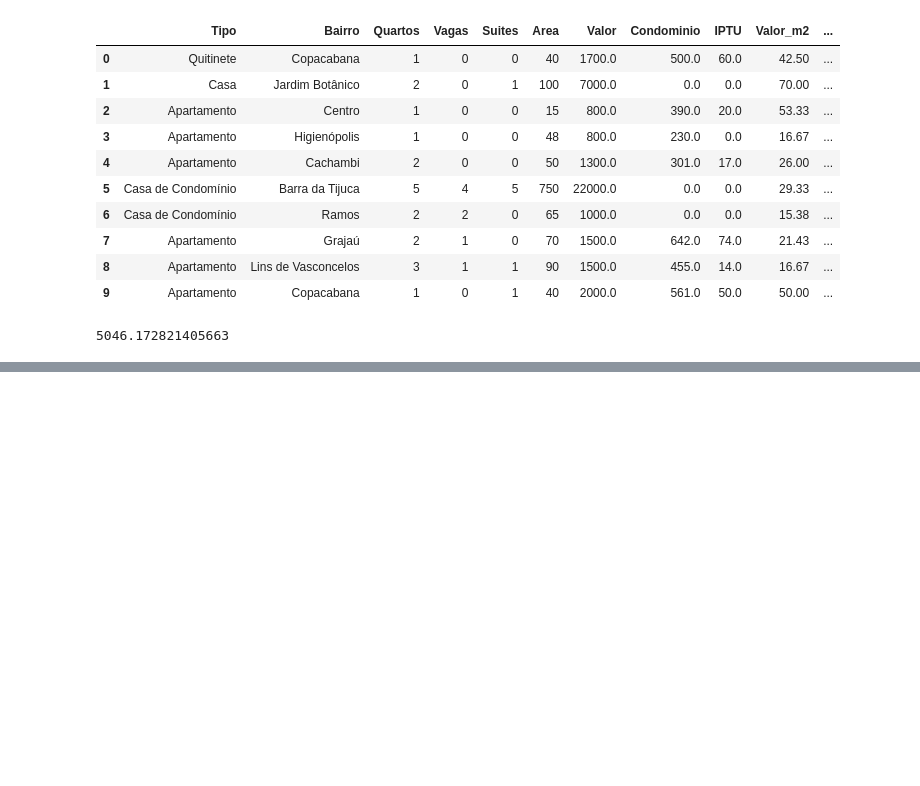
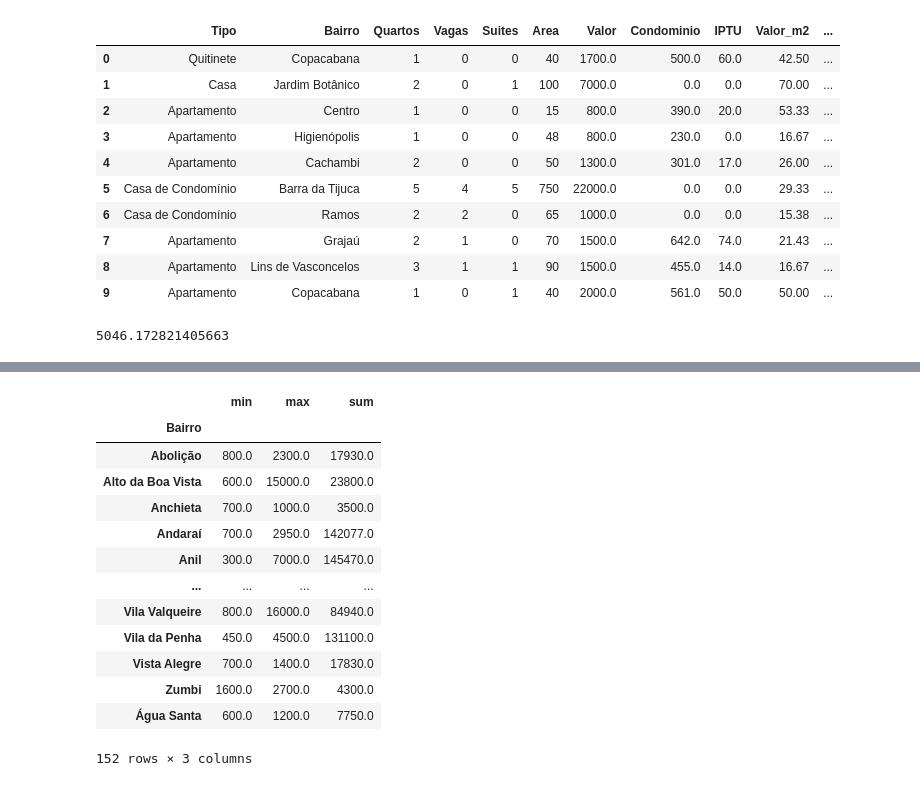
Before and after one commit to alexaugusto23/python_developer, a Jupyter notebook: Curso Pandas/Introdução Pandas Case Seguradora/relatorio_de_analise_seguradora_sete.ipynb, the cells around one changed output, grey strips where cells are left out. Drawn from its saved outputs; the diff is of its cells as text; code cells hidden in the pictures; blank space fills up the shorter version.

```diff
--- a/Curso Pandas/Introdução Pandas Case Seguradora/relatorio_de_analise_seguradora_sete.ipynb
+++ b/Curso Pandas/Introdução Pandas Case Seguradora/relatorio_de_analise_seguradora_sete.ipynb
@@ -26,0 +136,17 @@ dados['Valor'].mean()
+# %%
+gurpo_bairros['Valor'].aggregate(['min','max','sum'])
+# %% [output]
+|  | min | max | sum |
+| Bairro |  |  |  |
+| Abolição | 800.0 | 2300.0 | 17930.0 |
+| Alto da Boa Vista | 600.0 | 15000.0 | 23800.0 |
+| Anchieta | 700.0 | 1000.0 | 3500.0 |
+| Andaraí | 700.0 | 2950.0 | 142077.0 |
+| Anil | 300.0 | 7000.0 | 145470.0 |
+| ... | ... | ... | ... |
+| Vila Valqueire | 800.0 | 16000.0 | 84940.0 |
+| Vila da Penha | 450.0 | 4500.0 | 131100.0 |
+| Vista Alegre | 700.0 | 1400.0 | 17830.0 |
+| Zumbi | 1600.0 | 2700.0 | 4300.0 |
+| Água Santa | 600.0 | 1200.0 | 7750.0 |
+152 rows × 3 columns
```
Also changed, not shown: parts of 16 cells of this notebook.
